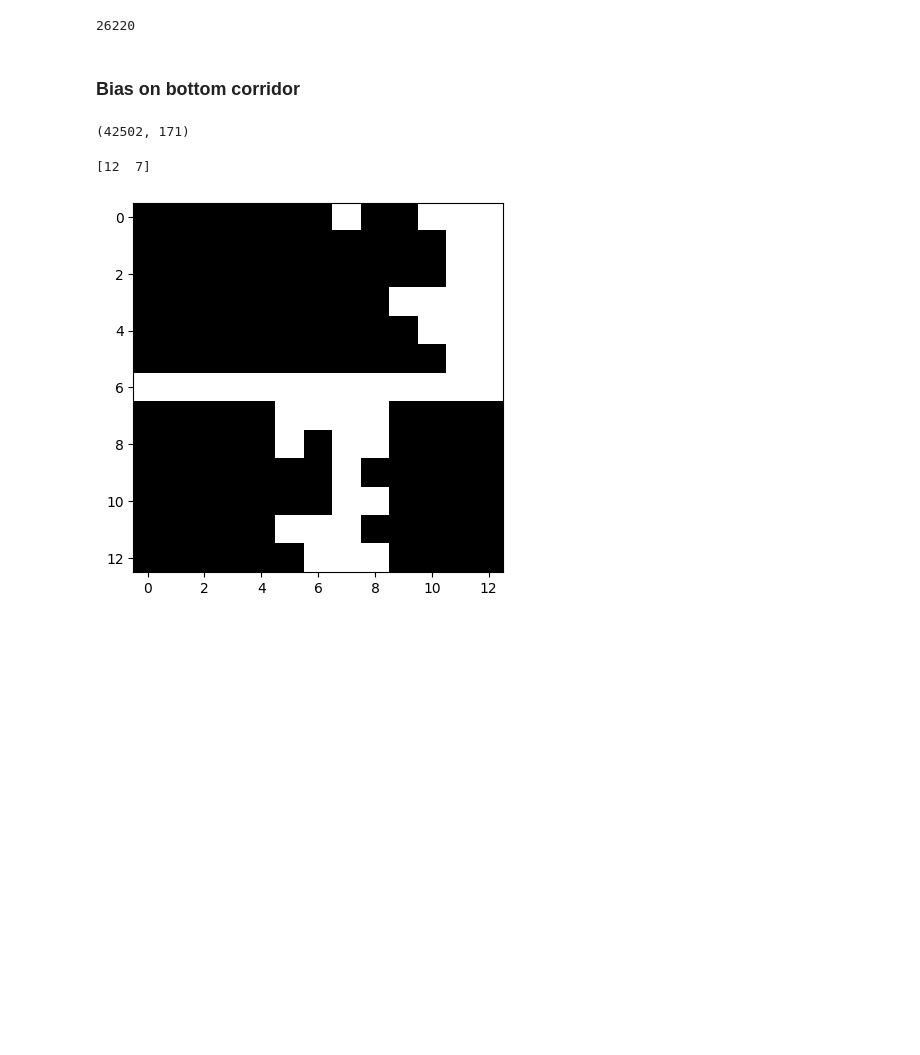
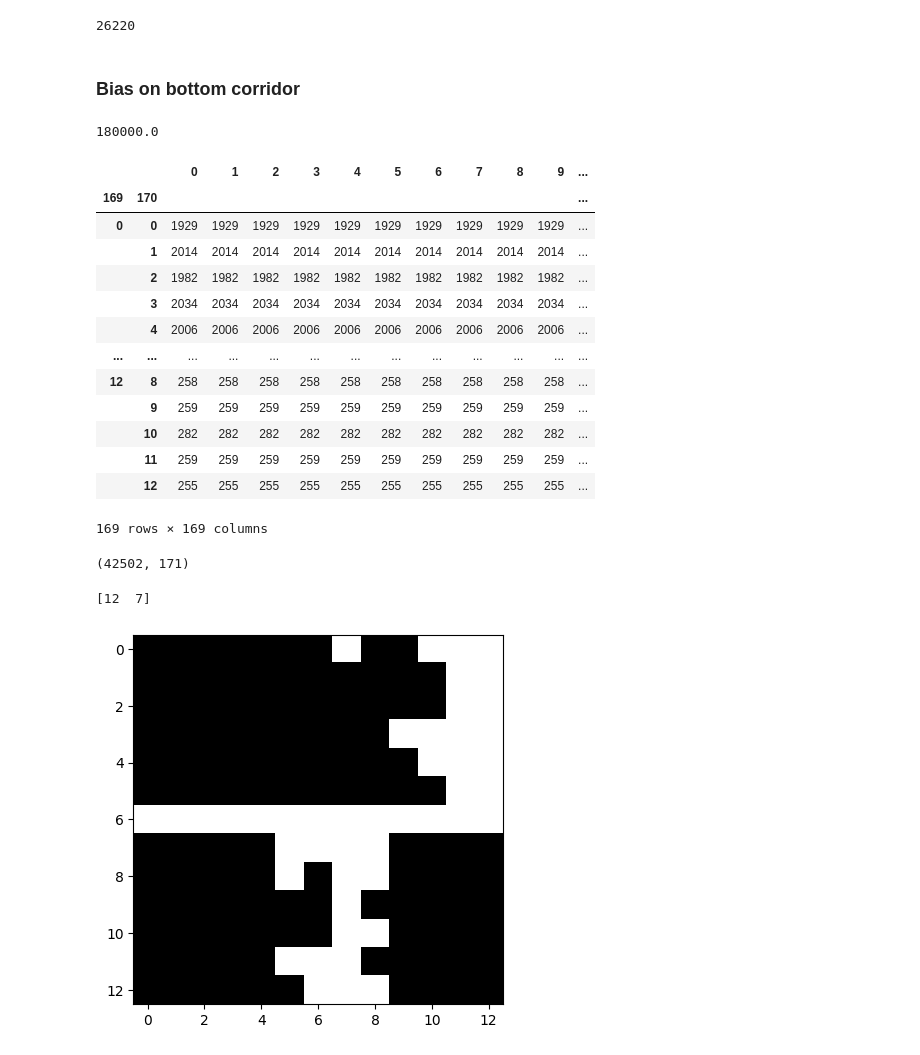
Before and after one commit to damat-le/geom_eff_codes, a Jupyter notebook: _data_manipulation.ipynb, the cells around one changed output. Saved outputs shown, nothing was run; the diff lists cells and outputs as text; code cells hidden in the pictures; blank space fills up the shorter version.

```diff
--- a/_data_manipulation.ipynb
+++ b/_data_manipulation.ipynb
@@ -164,10 +180,32 @@ pd.concat([a, b], axis=0).reset_index(drop=1).sample(frac=1).to_csv('data/mazes_
 # %% [markdown]
 ### Bias on bottom corridor
+# %%
+200_000*.9
+# %% [output]
+180000.0
 # %%
-a = df[df.iloc[:, 170] <= 6].sample(92000)#.groupby([169, 170]).count()
-b = df[df.iloc[:, 170] > 6].sample(8000)#.groupby([169, 170]).count()
+a = df[df.iloc[:, 170] <= 6].sample(180_000)#.groupby([169, 170]).count()
+b = df[df.iloc[:, 170] > 6].sample(20_000)#.groupby([169, 170]).count()
 # %%
-pd.concat([a, b], axis=0).reset_index(drop=1).sample(frac=1).to_csv('data/mazes_100k_2corridors_UpperBiasL1000R100.csv', header=None, index=None)
+res = pd.concat([a, b], axis=0).reset_index(drop=1).sample(frac=1)
+res.to_csv('data/mazes_200k_2corridors_BottomBiasL2000R260.csv', header=None, index=None)
+# %%
+res.groupby([169, 170]).count()
+# %% [output]
+|  |  | 0 | 1 | 2 | 3 | 4 | 5 | 6 | 7 | 8 | 9 | ... |
+| 169 | 170 |  |  |  |  |  |  |  |  |  |  | ... |
+| 0 | 0 | 1929 | 1929 | 1929 | 1929 | 1929 | 1929 | 1929 | 1929 | 1929 | 1929 | ... |
+|  | 1 | 2014 | 2014 | 2014 | 2014 | 2014 | 2014 | 2014 | 2014 | 2014 | 2014 | ... |
+|  | 2 | 1982 | 1982 | 1982 | 1982 | 1982 | 1982 | 1982 | 1982 | 1982 | 1982 | ... |
+|  | 3 | 2034 | 2034 | 2034 | 2034 | 2034 | 2034 | 2034 | 2034 | 2034 | 2034 | ... |
+|  | 4 | 2006 | 2006 | 2006 | 2006 | 2006 | 2006 | 2006 | 2006 | 2006 | 2006 | ... |
+| ... | ... | ... | ... | ... | ... | ... | ... | ... | ... | ... | ... | ... |
+| 12 | 8 | 258 | 258 | 258 | 258 | 258 | 258 | 258 | 258 | 258 | 258 | ... |
+|  | 9 | 259 | 259 | 259 | 259 | 259 | 259 | 259 | 259 | 259 | 259 | ... |
+|  | 10 | 282 | 282 | 282 | 282 | 282 | 282 | 282 | 282 | 282 | 282 | ... |
+|  | 11 | 259 | 259 | 259 | 259 | 259 | 259 | 259 | 259 | 259 | 259 | ... |
+|  | 12 | 255 | 255 | 255 | 255 | 255 | 255 | 255 | 255 | 255 | 255 | ... |
+169 rows × 169 columns
 # %%
 df[(df.iloc[:,169] > 6) & (df.iloc[:,170] > 6)].shape
 # %% [output]
```
Also changed, not shown: parts of 9 cells of this notebook, 6 other files.
